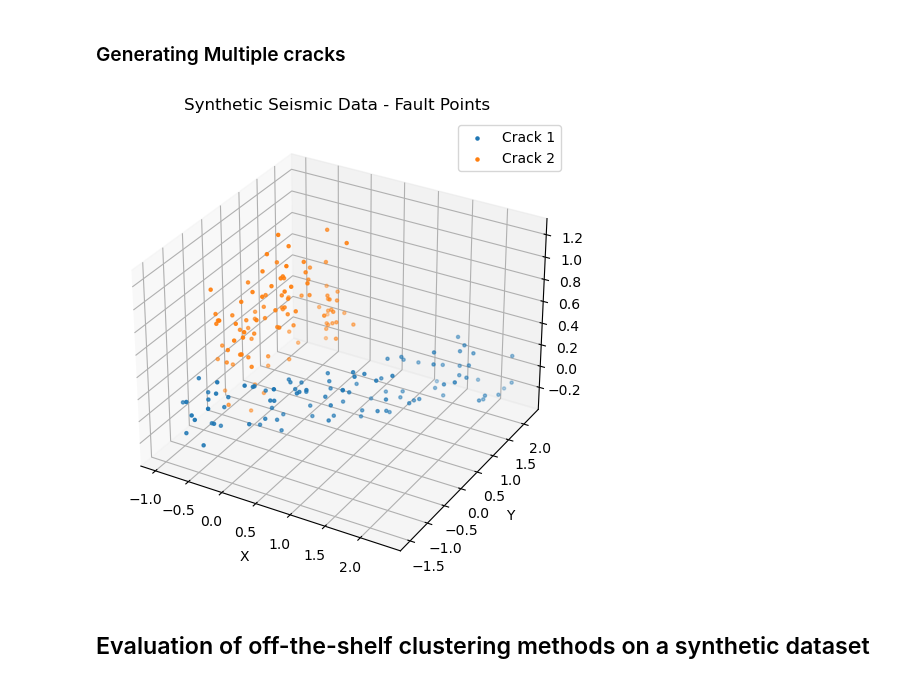
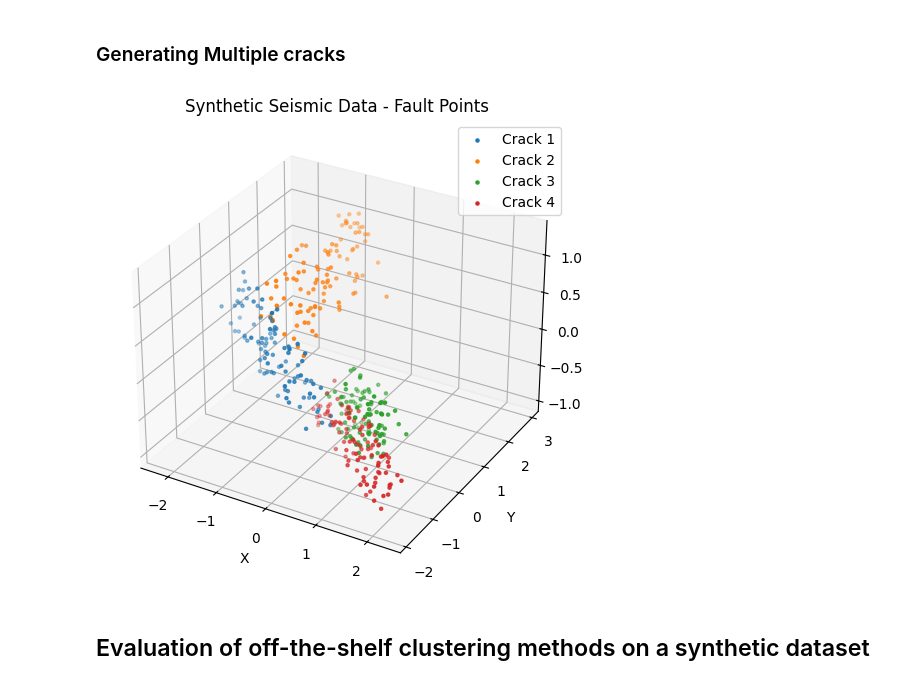
Before and after one commit to samhouliston/DSL_Quake_Fault_Reconstruction, a Jupyter notebook: synthetics/synthetic_data.ipynb, the cells around one changed output. Drawn from its saved outputs; the diff is of its cells as text; code cells hidden in the pictures.

Commit message:
Save the synthetic data and fix the seed

```diff
--- a/synthetics/synthetic_data.ipynb
+++ b/synthetics/synthetic_data.ipynb
@@ -488,12 +495,15 @@ def generate_dataset(n_clusters_max, VERBOSE=False):
 
     return cracks_points_list
 # %%
+np.random.seed(31)
+
 cracks_points_list = generate_dataset(5)
+np.save('synthetics.npy', np.array(cracks_points_list))
 
 multi_static_plot(cracks_points_list)
 #multi_interactive_plot(cracks_points_list, [-2,2], [-2,2], [-2,2])
 # %% [output]
-[figure, old version]
+[figure, new version]
 # %% [markdown]
 ## Evaluation of off-the-shelf clustering methods on a synthetic dataset
 # %%
```
Also changed, not shown: parts of 4 cells of this notebook.
